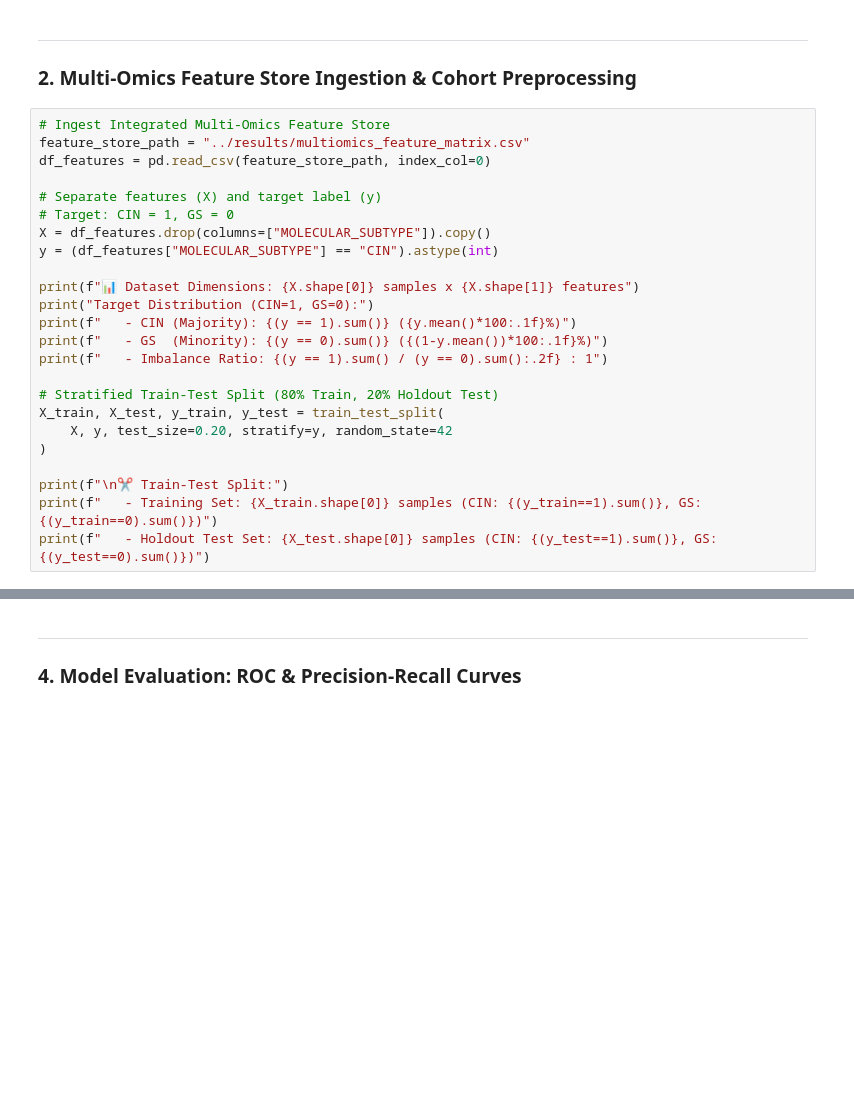
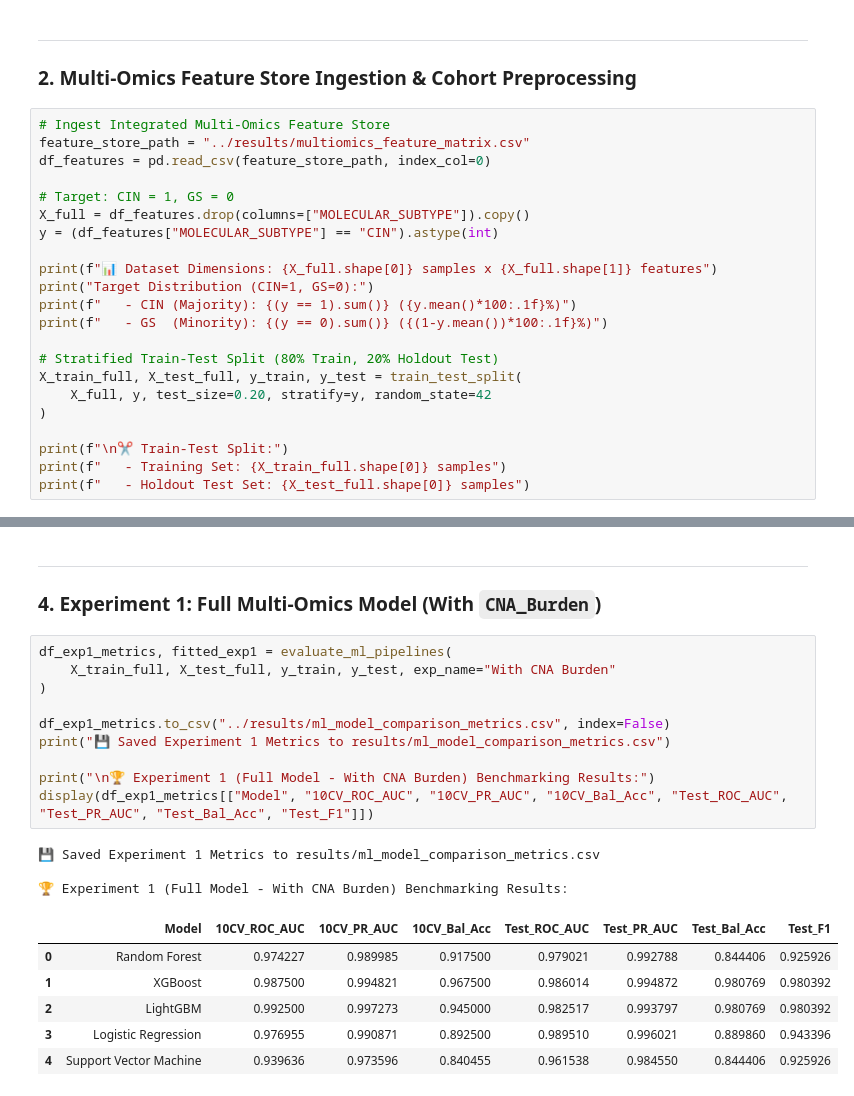
Before and after one commit to parthsanghavi017/GS_vs_CIN, a Jupyter notebook: notebooks/03_phase3_machine_learning_classifier.ipynb, the cells around one changed output, grey strips where cells are left out. Cells and saved outputs as stored; diff of their text form; blank space fills up the shorter version.

```diff
--- a/notebooks/03_phase3_machine_learning_classifier.ipynb
+++ b/notebooks/03_phase3_machine_learning_classifier.ipynb
@@ -68,25 +63,23 @@ print("✅ Machine Learning & SHAP libraries imported successfully.")
 feature_store_path = "../results/multiomics_feature_matrix.csv"
 df_features = pd.read_csv(feature_store_path, index_col=0)
 
-# Separate features (X) and target label (y)
 # Target: CIN = 1, GS = 0
-X = df_features.drop(columns=["MOLECULAR_SUBTYPE"]).copy()
+X_full = df_features.drop(columns=["MOLECULAR_SUBTYPE"]).copy()
 y = (df_features["MOLECULAR_SUBTYPE"] == "CIN").astype(int)
 
-print(f"📊 Dataset Dimensions: {X.shape[0]} samples x {X.shape[1]} features")
+print(f"📊 Dataset Dimensions: {X_full.shape[0]} samples x {X_full.shape[1]} features")
 print("Target Distribution (CIN=1, GS=0):")
 print(f"   - CIN (Majority): {(y == 1).sum()} ({y.mean()*100:.1f}%)")
 print(f"   - GS  (Minority): {(y == 0).sum()} ({(1-y.mean())*100:.1f}%)")
-print(f"   - Imbalance Ratio: {(y == 1).sum() / (y == 0).sum():.2f} : 1")
 
 # Stratified Train-Test Split (80% Train, 20% Holdout Test)
-X_train, X_test, y_train, y_test = train_test_split(
-    X, y, test_size=0.20, stratify=y, random_state=42
+X_train_full, X_test_full, y_train, y_test = train_test_split(
+    X_full, y, test_size=0.20, stratify=y, random_state=42
 )
 
 print(f"\n✂️ Train-Test Split:")
-print(f"   - Training Set: {X_train.shape[0]} samples (CIN: {(y_train==1).sum()}, GS: {(y_train==0).sum()})")
-print(f"   - Holdout Test Set: {X_test.shape[0]} samples (CIN: {(y_test==1).sum()}, GS: {(y_test==0).sum()})")
+print(f"   - Training Set: {X_train_full.shape[0]} samples")
+print(f"   - Holdout Test Set: {X_test_full.shape[0]} samples")
 # %% [output]
 📊 Dataset Dimensions: 181 samples x 97 features
 Target Distribution (CIN=1, GS=0):
@@ -211,3 +174,23 @@ display(df_metrics)
-# %% [markdown]
----
-### 4. Model Evaluation: ROC & Precision-Recall Curves
+# %% [markdown]
+---
+### 4. Experiment 1: Full Multi-Omics Model (With `CNA_Burden`)
+# %%
+df_exp1_metrics, fitted_exp1 = evaluate_ml_pipelines(
+    X_train_full, X_test_full, y_train, y_test, exp_name="With CNA Burden"
+)
+
+df_exp1_metrics.to_csv("../results/ml_model_comparison_metrics.csv", index=False)
+print("💾 Saved Experiment 1 Metrics to results/ml_model_comparison_metrics.csv")
+
+print("\n🏆 Experiment 1 (Full Model - With CNA Burden) Benchmarking Results:")
+display(df_exp1_metrics[["Model", "10CV_ROC_AUC", "10CV_PR_AUC", "10CV_Bal_Acc", "Test_ROC_AUC", "Test_PR_AUC", "Test_Bal_Acc", "Test_F1"]])
+# %% [output]
+💾 Saved Experiment 1 Metrics to results/ml_model_comparison_metrics.csv
+
+🏆 Experiment 1 (Full Model - With CNA Burden) Benchmarking Results:
+|  | Model | 10CV_ROC_AUC | 10CV_PR_AUC | 10CV_Bal_Acc | Test_ROC_AUC | Test_PR_AUC | Test_Bal_Acc | Test_F1 |
+| 0 | Random Forest | 0.974227 | 0.989985 | 0.917500 | 0.979021 | 0.992788 | 0.844406 | 0.925926 |
+| 1 | XGBoost | 0.987500 | 0.994821 | 0.967500 | 0.986014 | 0.994872 | 0.980769 | 0.980392 |
+| 2 | LightGBM | 0.992500 | 0.997273 | 0.945000 | 0.982517 | 0.993797 | 0.980769 | 0.980392 |
+| 3 | Logistic Regression | 0.976955 | 0.990871 | 0.892500 | 0.989510 | 0.996021 | 0.889860 | 0.943396 |
+| 4 | Support Vector Machine | 0.939636 | 0.973596 | 0.840455 | 0.961538 | 0.984550 | 0.844406 | 0.925926 |
```
Also changed, not shown: parts of 19 cells of this notebook, 13 other files.
